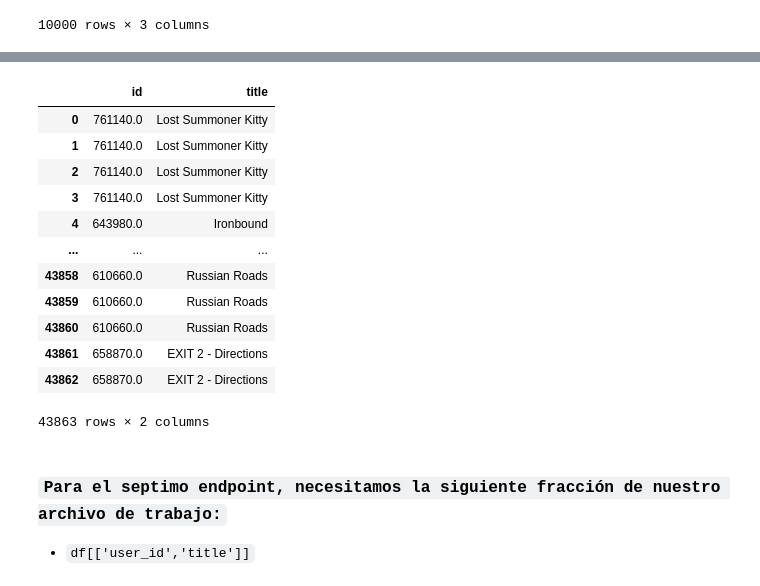
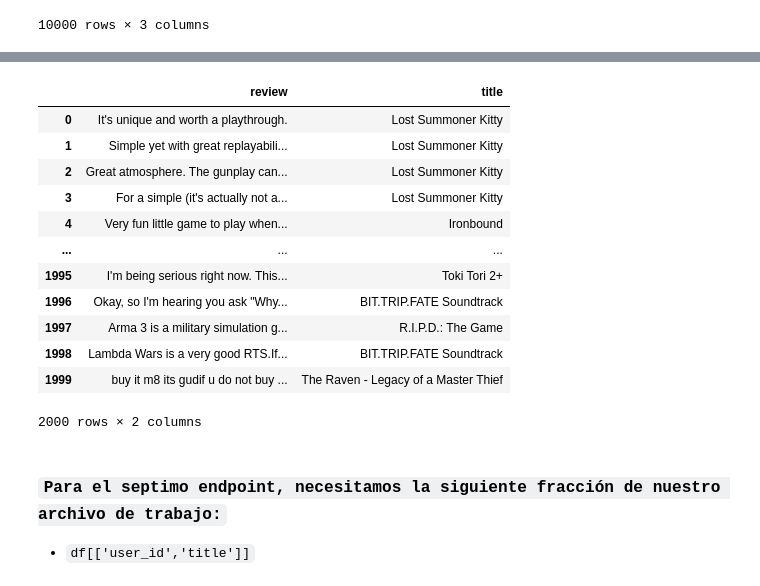
Before and after one commit to JBE777/PI_ML_OPS, a Jupyter notebook: EDA_Exploración_y_Análisis_de_datos.ipynb, the cells around one changed output, grey strips where cells are left out. Saved outputs shown, nothing was run; the diff lists cells and outputs as text; code cells hidden in the pictures.

```diff
--- a/EDA_Exploración_y_Análisis_de_datos.ipynb
+++ b/EDA_Exploración_y_Análisis_de_datos.ipynb
@@ -205,20 +204,20 @@ sent.tail(10000)
 # %%
-# De el archivo 'df', necesitamos las columnas: 'title', 'id',
+# De el archivo 'df', necesitamos las columnas: 'title', 'review',
 # vamos a crear el dataset del trabajo: 'recomendacion_juego.csv'
-rec_juego = df[['id','title']]
-rec_juego
+rec_juego = df[['review','title']]
+rec_juego.head(2000)
 # %% [output]
-|  | id | title |
-| 0 | 761140.0 | Lost Summoner Kitty |
-| 1 | 761140.0 | Lost Summoner Kitty |
-| 2 | 761140.0 | Lost Summoner Kitty |
-| 3 | 761140.0 | Lost Summoner Kitty |
-| 4 | 643980.0 | Ironbound |
+|  | review | title |
+| 0 | It's unique and worth a playthrough. | Lost Summoner Kitty |
+| 1 | Simple yet with great replayabili... | Lost Summoner Kitty |
+| 2 | Great atmosphere. The gunplay can... | Lost Summoner Kitty |
+| 3 | For a simple (it's actually not a... | Lost Summoner Kitty |
+| 4 | Very fun little game to play when... | Ironbound |
 | ... | ... | ... |
-| 43858 | 610660.0 | Russian Roads |
-| 43859 | 610660.0 | Russian Roads |
-| 43860 | 610660.0 | Russian Roads |
-| 43861 | 658870.0 | EXIT 2 - Directions |
-| 43862 | 658870.0 | EXIT 2 - Directions |
+| 1995 | I'm being serious right now. This... | Toki Tori 2+ |
+| 1996 | Okay, so I'm hearing you ask "Why... | BIT.TRIP.FATE Soundtrack |
+| 1997 | Arma 3 is a military simulation g... | R.I.P.D.: The Game |
+| 1998 | Lambda Wars is a very good RTS.If... | BIT.TRIP.FATE Soundtrack |
+| 1999 | buy it m8 its gudif u do not buy ... | The Raven - Legacy of a Master Thief |
-43863 rows × 2 columns
+2000 rows × 2 columns
 # %%
```
Also changed, not shown: parts of 22 cells of this notebook, 4 other files.
